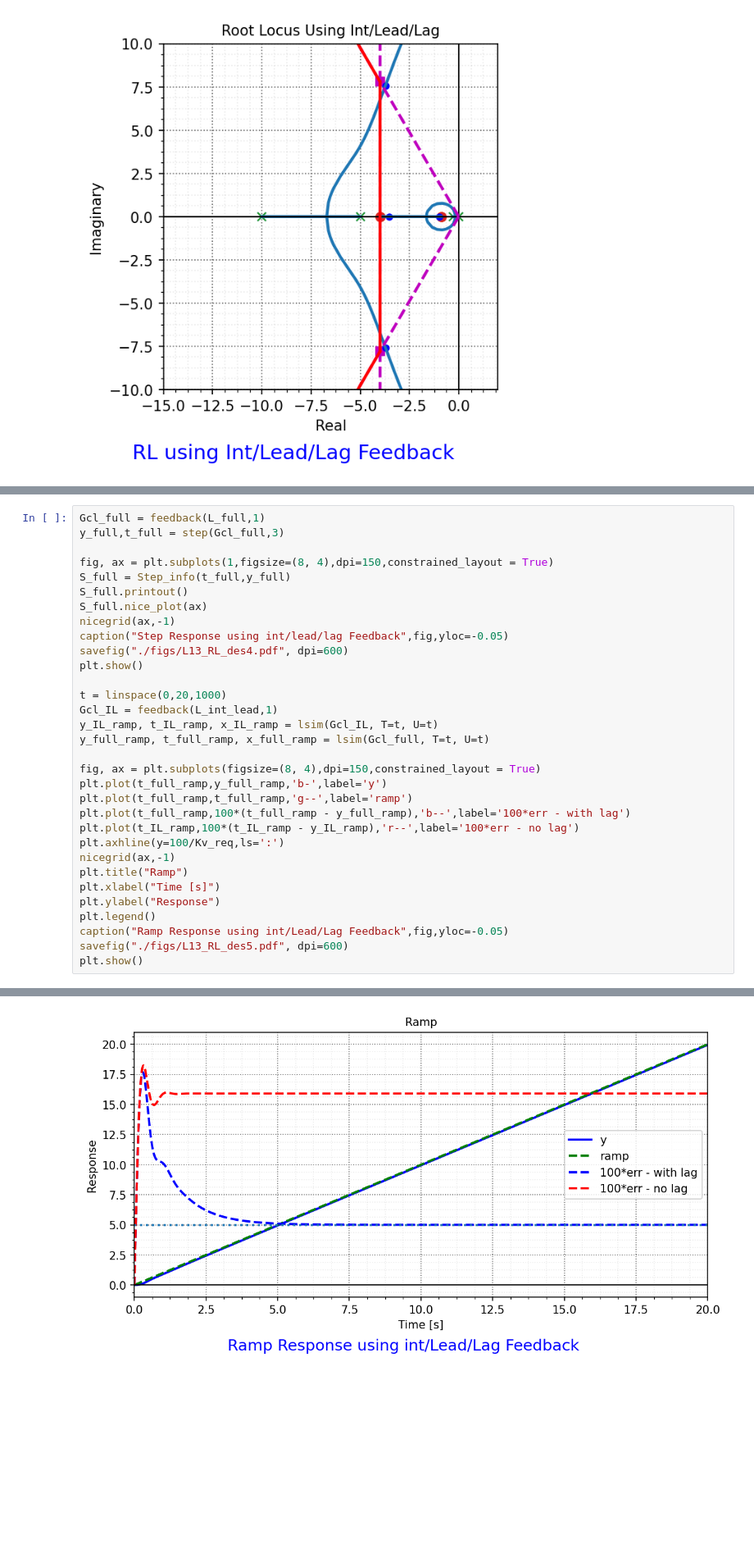
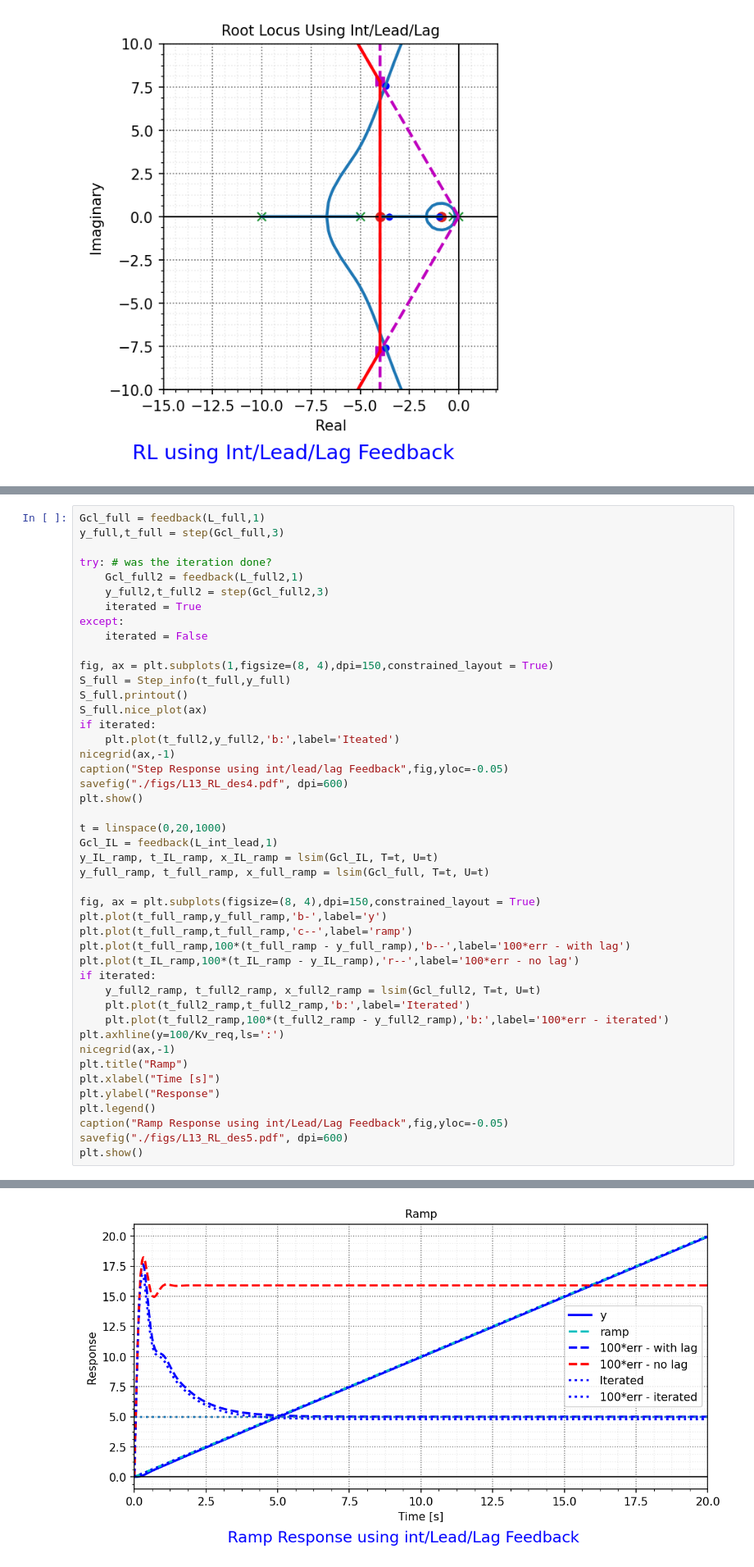
Before and after one commit to mit-acl/16_06_Class, a Jupyter notebook: 16_06_T12_RL_synthesis.ipynb, the cells around one changed output, grey strips where cells are left out. Shown at 82% size. Drawn from its saved outputs; the diff is of its cells as text; blank space fills up the shorter version.

```diff
--- a/16_06_T12_RL_synthesis.ipynb
+++ b/16_06_T12_RL_synthesis.ipynb
@@ -179,11 +225,20 @@ plt.show()
 # %%
 Gcl_full = feedback(L_full,1)
 y_full,t_full = step(Gcl_full,3)
+
+try: # was the iteration done?
+    Gcl_full2 = feedback(L_full2,1)
+    y_full2,t_full2 = step(Gcl_full2,3)
+    iterated = True
+except:
+    iterated = False
 
 fig, ax = plt.subplots(1,figsize=(8, 4),dpi=150,constrained_layout = True)
 S_full = Step_info(t_full,y_full)
 S_full.printout()
 S_full.nice_plot(ax)
+if iterated:
+    plt.plot(t_full2,y_full2,'b:',label='Iteated')
 nicegrid(ax,-1)
 caption("Step Response using int/lead/lag Feedback",fig,yloc=-0.05)
 savefig("./figs/L13_RL_des4.pdf", dpi=600)
@@ -191,32 +246,36 @@ plt.show()
 
 t = linspace(0,20,1000)
 Gcl_IL = feedback(L_int_lead,1)
 y_IL_ramp, t_IL_ramp, x_IL_ramp = lsim(Gcl_IL, T=t, U=t)
 y_full_ramp, t_full_ramp, x_full_ramp = lsim(Gcl_full, T=t, U=t)
 
 fig, ax = plt.subplots(figsize=(8, 4),dpi=150,constrained_layout = True)
 plt.plot(t_full_ramp,y_full_ramp,'b-',label='y')
-plt.plot(t_full_ramp,t_full_ramp,'g--',label='ramp')
+plt.plot(t_full_ramp,t_full_ramp,'c--',label='ramp')
 plt.plot(t_full_ramp,100*(t_full_ramp - y_full_ramp),'b--',label='100*err - with lag')
 plt.plot(t_IL_ramp,100*(t_IL_ramp - y_IL_ramp),'r--',label='100*err - no lag')
+if iterated:
+    y_full2_ramp, t_full2_ramp, x_full2_ramp = lsim(Gcl_full2, T=t, U=t)
+    plt.plot(t_full2_ramp,t_full2_ramp,'b:',label='Iterated')
+    plt.plot(t_full2_ramp,100*(t_full2_ramp - y_full2_ramp),'b:',label='100*err - iterated')
 plt.axhline(y=100/Kv_req,ls=':')
 nicegrid(ax,-1)
 plt.title("Ramp")
 plt.xlabel("Time [s]")
 plt.ylabel("Response")
 plt.legend()
 caption("Ramp Response using int/Lead/Lag Feedback",fig,yloc=-0.05)
 savefig("./figs/L13_RL_des5.pdf", dpi=600)
 plt.show()
 # %% [output]
 Using Tp
 omega_n:        7.486
 zeta   :        0.413
 Tr     :        0.19s
 Ts     :        1.59s
 Mp     :        0.24
 Tp     :        0.46s
 Yss    :        1.01
 Using self.SettlingTimeLimits[0] = 0.02
 [figure]
-[figure, old version]
+[figure, new version]
```
Also changed, not shown: parts of 2 cells of this notebook, 8 other files.
